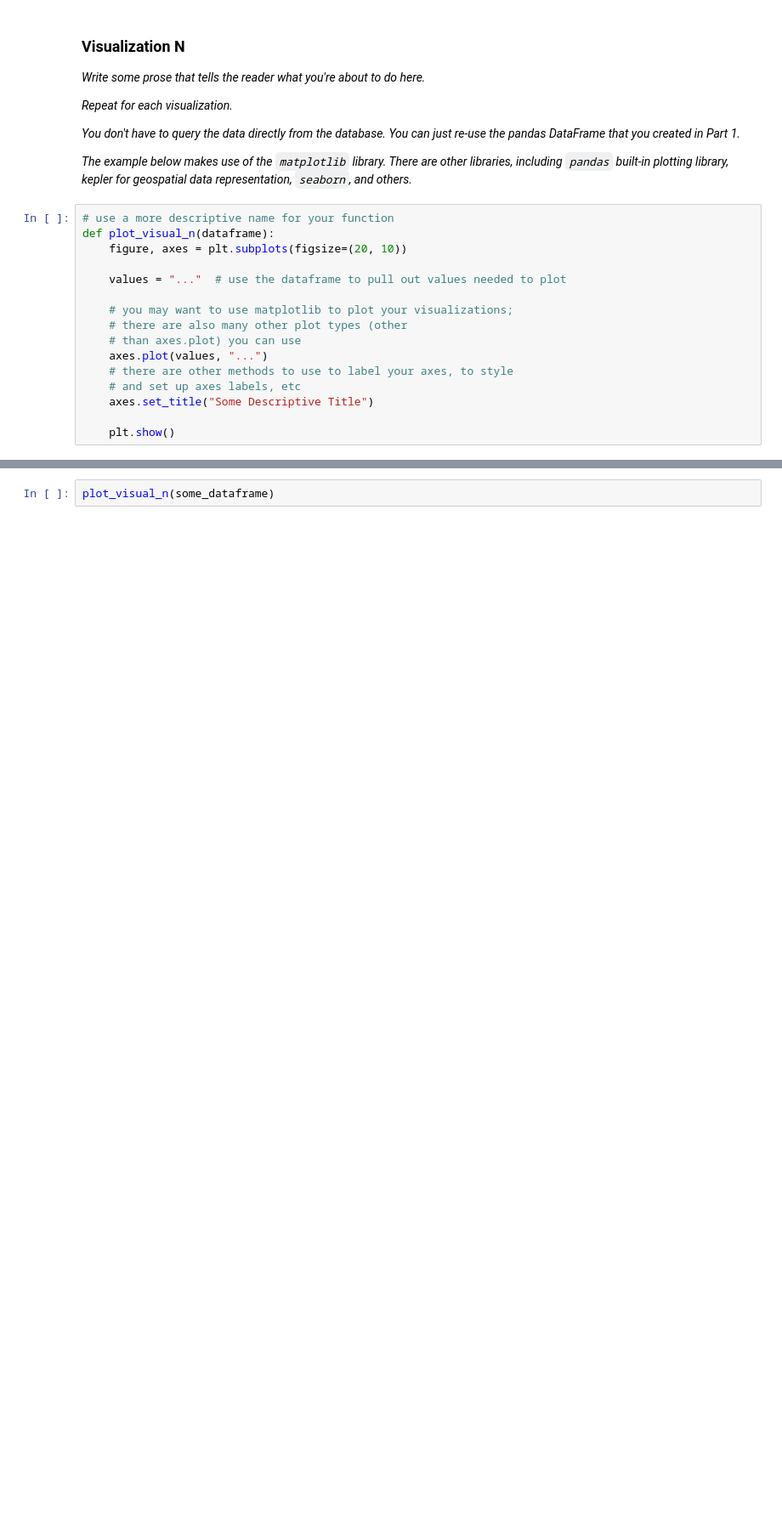
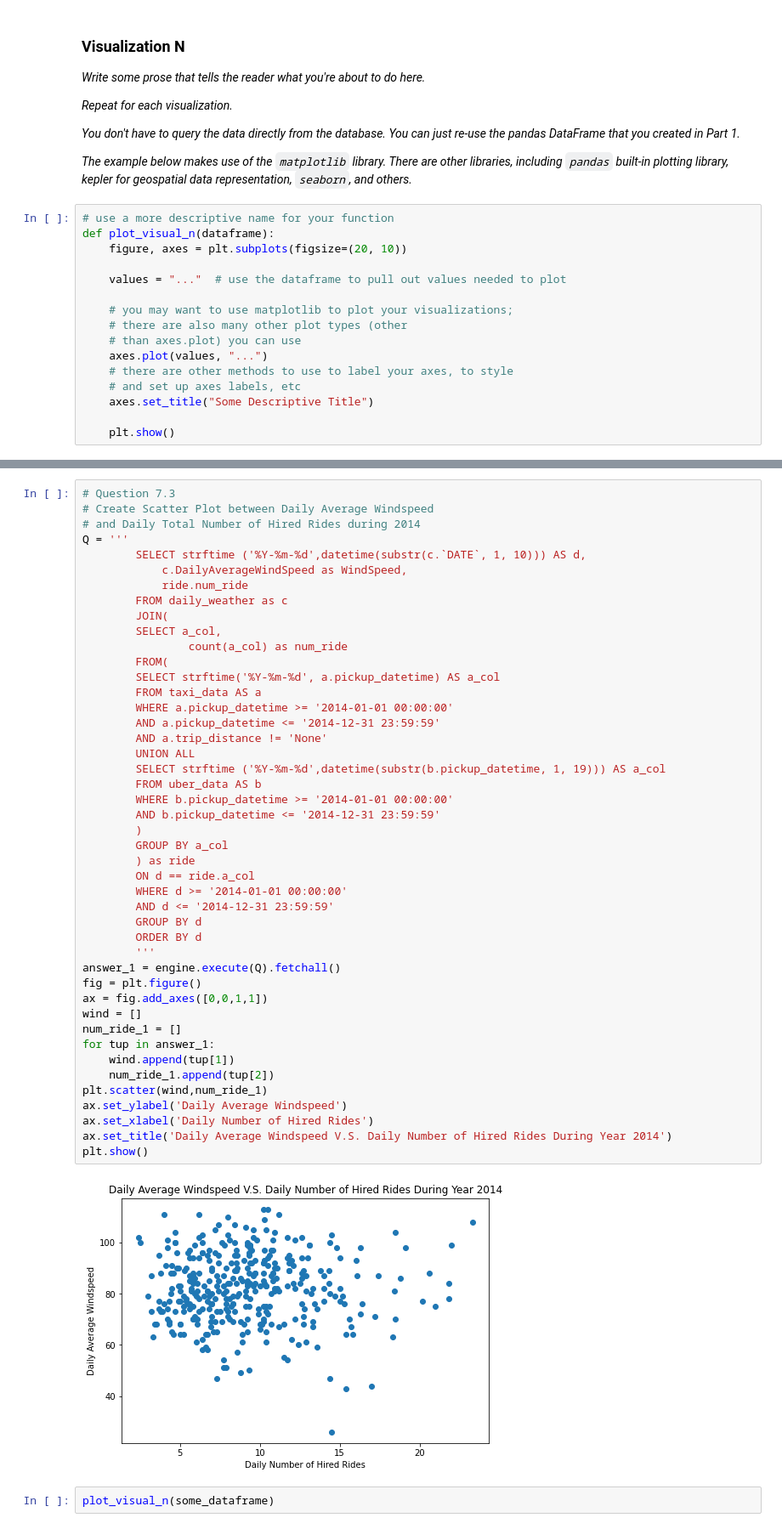
Before and after one commit to APWalter/IEOR4501-Final-Project, a Jupyter notebook: project_code.ipynb, the cells around one changed output, grey strips where cells are left out. Shown at 85% size. Cells and saved outputs as stored; diff of their text form; blank space fills up the shorter version.

```diff
--- a/project_code.ipynb
+++ b/project_code.ipynb
@@ -576,2 +813,49 @@ def plot_visual_n(dataframe):
+# %%
+# Question 7.3
+# Create Scatter Plot between Daily Average Windspeed
+# and Daily Total Number of Hired Rides during 2014
+Q = '''
+        SELECT strftime ('%Y-%m-%d',datetime(substr(c.`DATE`, 1, 10))) AS d,
+            c.DailyAverageWindSpeed as WindSpeed,
+            ride.num_ride
+        FROM daily_weather as c
+        JOIN(
+        SELECT a_col,
+                count(a_col) as num_ride
+        FROM(
+        SELECT strftime('%Y-%m-%d', a.pickup_datetime) AS a_col
+        FROM taxi_data AS a
+        WHERE a.pickup_datetime >= '2014-01-01 00:00:00'
+        AND a.pickup_datetime <= '2014-12-31 23:59:59'
+        AND a.trip_distance != 'None'
+        UNION ALL
+        SELECT strftime ('%Y-%m-%d',datetime(substr(b.pickup_datetime, 1, 19))) AS a_col
+        FROM uber_data AS b
+        WHERE b.pickup_datetime >= '2014-01-01 00:00:00'
+        AND b.pickup_datetime <= '2014-12-31 23:59:59'
+        )
+        GROUP BY a_col
+        ) as ride
+        ON d == ride.a_col
+        WHERE d >= '2014-01-01 00:00:00'
+        AND d <= '2014-12-31 23:59:59'
+        GROUP BY d
+        ORDER BY d
+        '''
+answer_1 = engine.execute(Q).fetchall()
+fig = plt.figure()
+ax = fig.add_axes([0,0,1,1])
+wind = []
+num_ride_1 = []
+for tup in answer_1:
+    wind.append(tup[1])
+    num_ride_1.append(tup[2])
+plt.scatter(wind,num_ride_1)
+ax.set_ylabel('Daily Average Windspeed')
+ax.set_xlabel('Daily Number of Hired Rides')
+ax.set_title('Daily Average Windspeed V.S. Daily Number of Hired Rides During Year 2014')
+plt.show()
+# %% [output]
+[figure, added]
 # %%
 plot_visual_n(some_dataframe)
```
Also changed, not shown: parts of 43 cells of this notebook, 6 other files.
